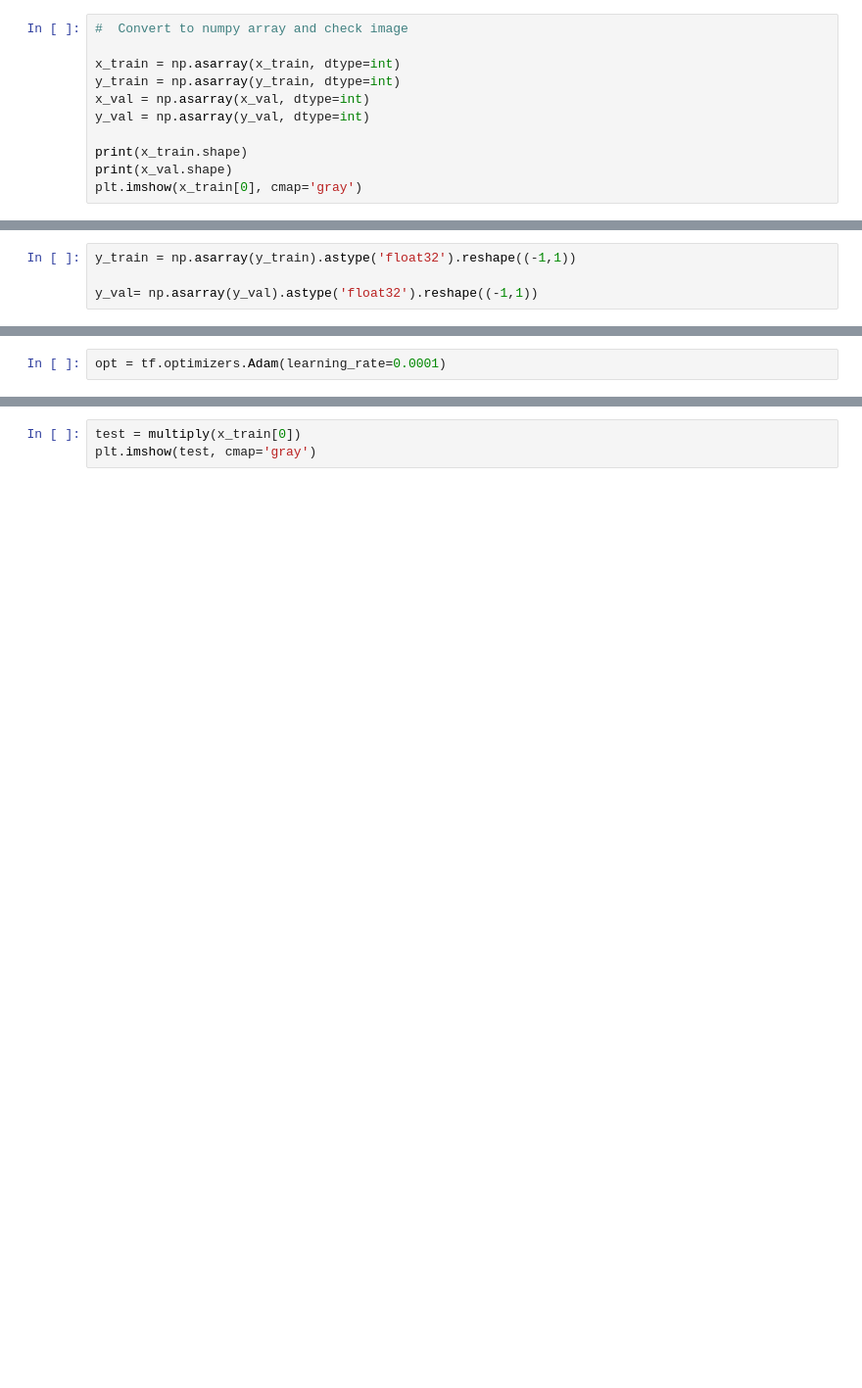
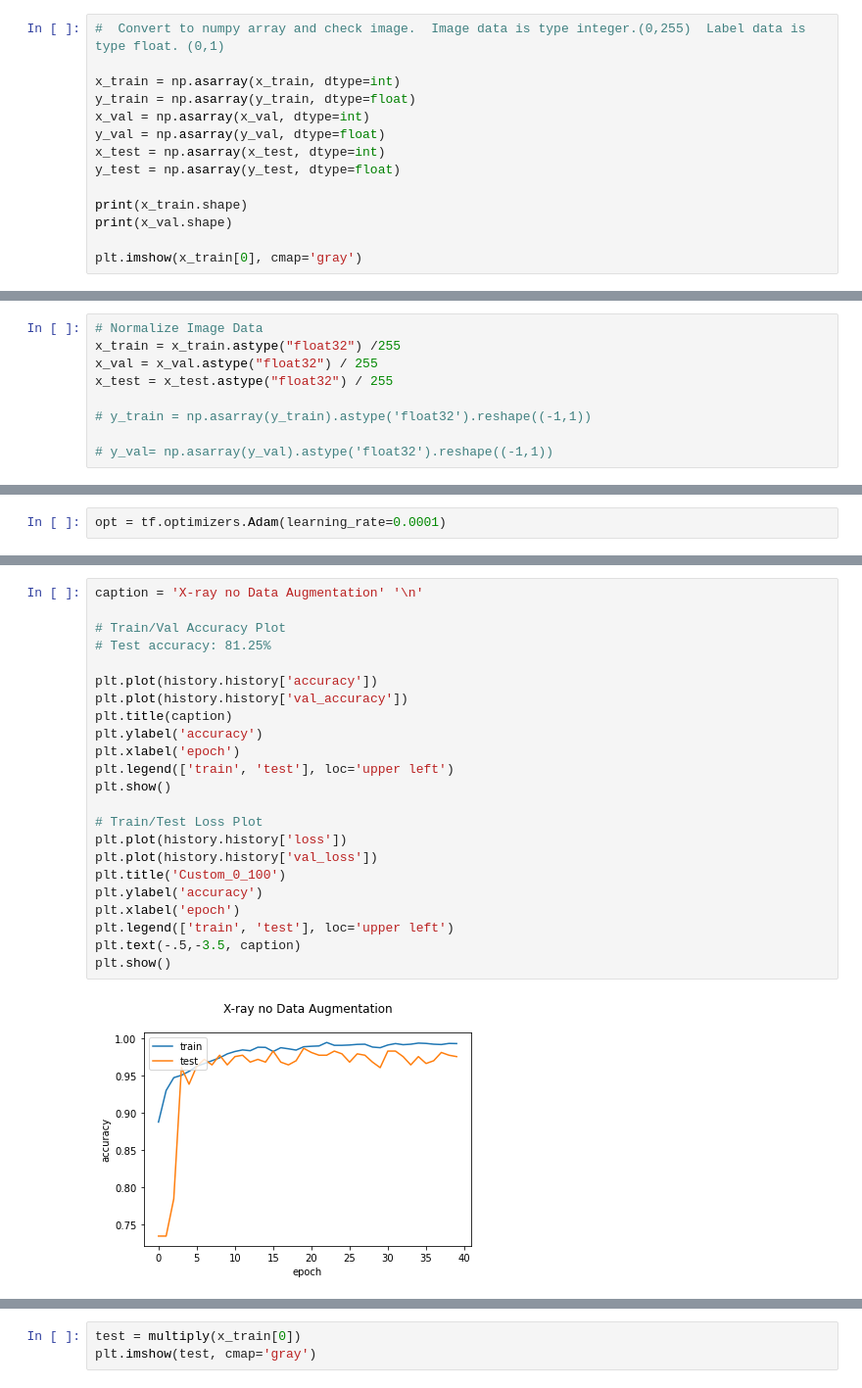
Before and after one commit to currymike123/Thesis_LDR, a Jupyter notebook: Research/xray.ipynb, the cells around one changed output, grey strips where cells are left out. Shown at 98% size. Drawn from its saved outputs; the diff is of its cells as text; blank space fills up the shorter version.

```diff
--- a/Research/xray.ipynb
+++ b/Research/xray.ipynb
@@ -109,13 +107,16 @@ NameError: name 'x_train' is not defined
 # %%
-#  Convert to numpy array and check image
+#  Convert to numpy array and check image.  Image data is type integer.(0,255)  Label data is type float. (0,1)
 
 x_train = np.asarray(x_train, dtype=int)
-y_train = np.asarray(y_train, dtype=int)
+y_train = np.asarray(y_train, dtype=float)
 x_val = np.asarray(x_val, dtype=int)
-y_val = np.asarray(y_val, dtype=int)
+y_val = np.asarray(y_val, dtype=float)
+x_test = np.asarray(x_test, dtype=int)
+y_test = np.asarray(y_test, dtype=float)
 
 print(x_train.shape)
 print(x_val.shape)
+
 plt.imshow(x_train[0], cmap='gray')
 # %% [output]
 (4693, 128, 128, 1)
@@ -123,9 +124,14 @@ plt.imshow(x_train[0], cmap='gray')
 <matplotlib.image.AxesImage at 0x...>
 [figure]
 # %%
-y_train = np.asarray(y_train).astype('float32').reshape((-1,1))
+# Normalize Image Data
+x_train = x_train.astype("float32") /255
+x_val = x_val.astype("float32") / 255
+x_test = x_test.astype("float32") / 255
 
-y_val= np.asarray(y_val).astype('float32').reshape((-1,1))
+# y_train = np.asarray(y_train).astype('float32').reshape((-1,1))
+
+# y_val= np.asarray(y_val).astype('float32').reshape((-1,1))
 # %%
 print(x_train.shape)
 print(y_train.shape)
@@ -252,0 +269,25 @@ Epoch 40/40
+# %%
+caption = 'X-ray no Data Augmentation' '\n'
+
+# Train/Val Accuracy Plot
+# Test accuracy: 81.25%
+
+plt.plot(history.history['accuracy'])
+plt.plot(history.history['val_accuracy'])
+plt.title(caption)
+plt.ylabel('accuracy')
+plt.xlabel('epoch')
+plt.legend(['train', 'test'], loc='upper left')
+plt.show()
+
+# Train/Test Loss Plot
+plt.plot(history.history['loss'])
+plt.plot(history.history['val_loss'])
+plt.title('Custom_0_100')
+plt.ylabel('accuracy')
+plt.xlabel('epoch')
+plt.legend(['train', 'test'], loc='upper left')
+plt.text(-.5,-3.5, caption)
+plt.show()
+# %% [output]
+[figure, added]
```
Also changed, not shown: parts of 15 cells of this notebook.
